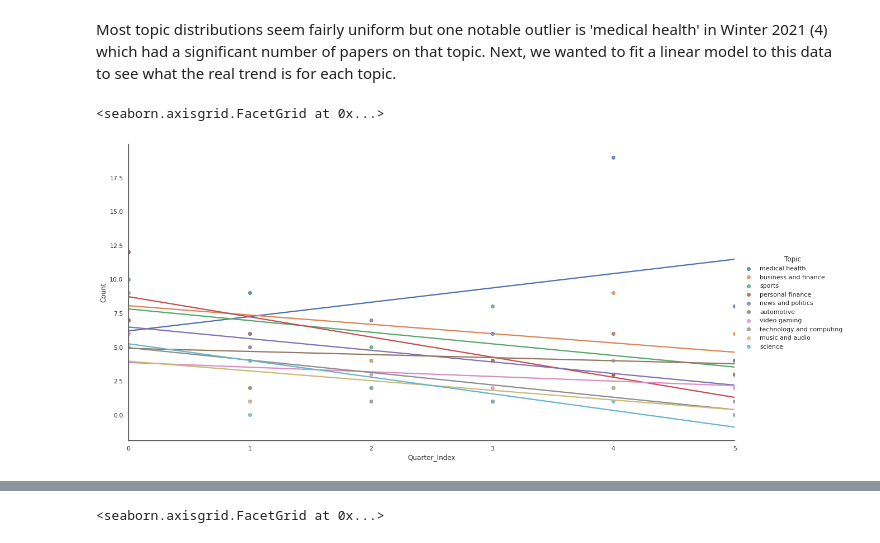
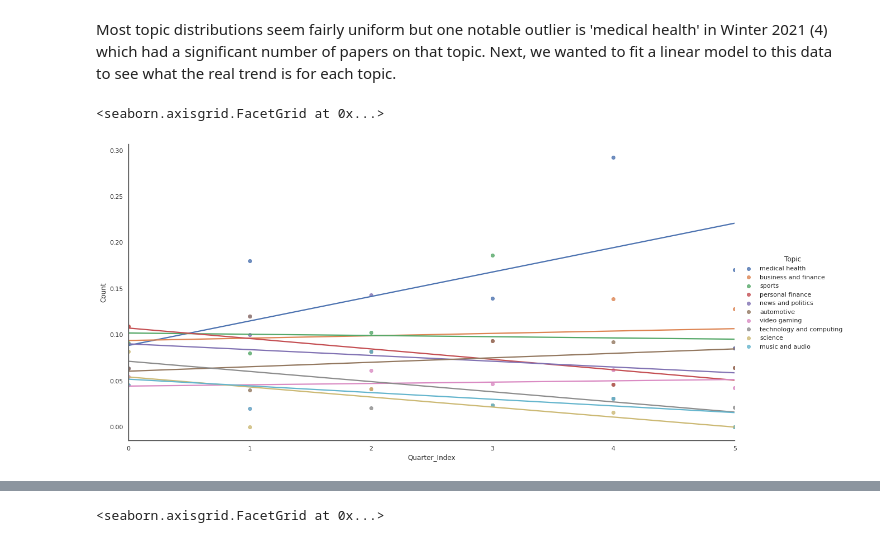
Before and after one commit to jchung01/COGS108-Project-Copy, a Jupyter notebook: FinalProjectGroup096-Fa21.ipynb, the cells around one changed output, grey strips where cells are left out. Saved outputs shown, nothing was run; the diff lists cells and outputs as text; code cells hidden in the pictures.

```diff
--- a/FinalProjectGroup096-Fa21.ipynb
+++ b/FinalProjectGroup096-Fa21.ipynb
@@ -373,19 +374,19 @@ Most topic distributions seem fairly uniform but one notable outlier is 'medical
 # %%
 topics = []
 indices = []
 counts = []
 
 for topic in df['Topic'].value_counts().index[:10]:
     for i in range(6):
         topics.append(topic)
         indices.append(i)
-        counts.append(len(df[(df['Topic'] == topic) & (df['Quarter_Index'] == i)]))
+        counts.append(len(df[(df['Topic'] == topic) & (df['Quarter_Index'] == i)]) / len(df[df['Quarter_Index'] == i]))
 
 tempDf = pd.DataFrame()
 tempDf['Topic'] = topics
 tempDf['Quarter_Index'] = indices
 tempDf['Count'] = counts
 sns.lmplot(x='Quarter_Index',data=tempDf, hue='Topic', y='Count', height=8, aspect=2, ci=None)
 # %% [output]
 <seaborn.axisgrid.FacetGrid at 0x...>
-[figure, old version]
+[figure, new version]
```
Also changed, not shown: parts of 24 cells of this notebook.
